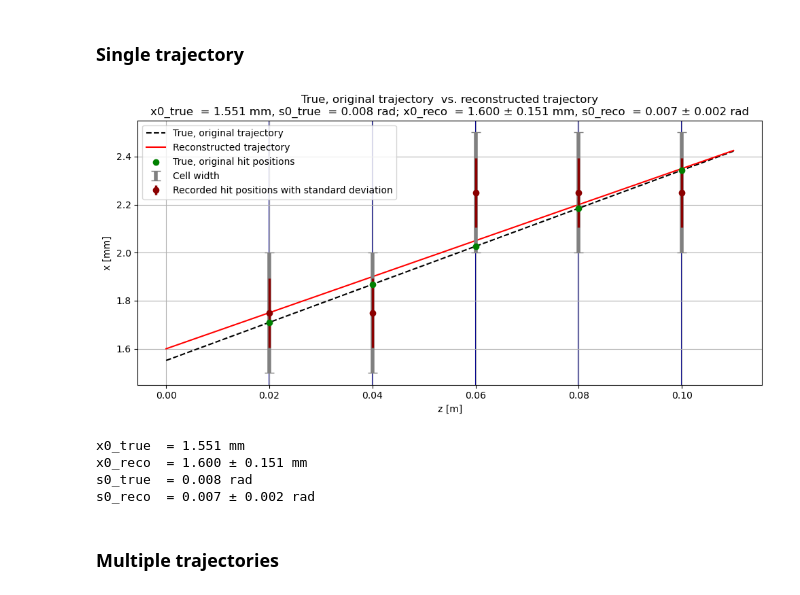
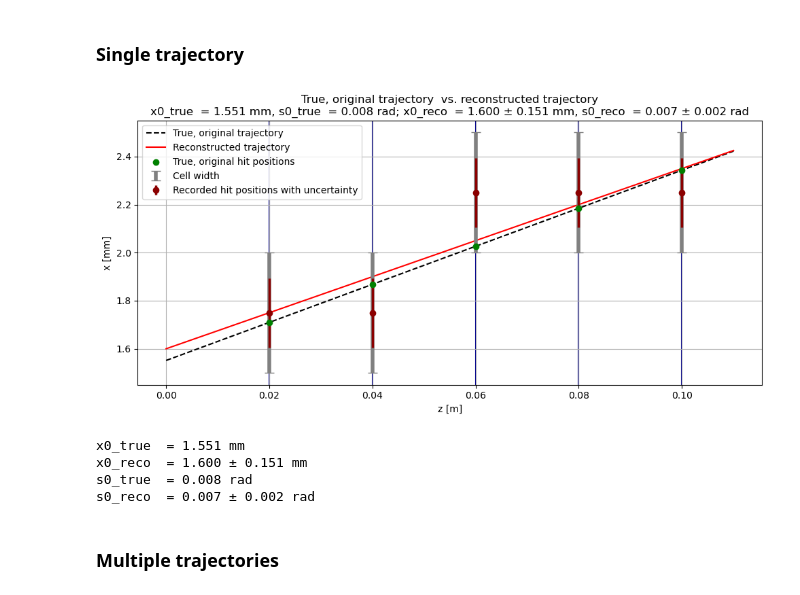
Before and after one commit to manueltuor/DAII, a Jupyter notebook: Momentum_Resolution_full_project_extended.ipynb, the cells around one changed output. Drawn from its saved outputs; the diff is of its cells as text; code cells hidden in the pictures.

```diff
--- a/Momentum_Resolution_full_project_extended.ipynb
+++ b/Momentum_Resolution_full_project_extended.ipynb
@@ -124,35 +124,35 @@ s0_true, s0_reco, std_s0_reco, slope_true, slope_reco, std_slope_reco, x0_true,
 
 # Plotting
 grid = np.linspace(0, z_positions[-1] + delta_z/2, num = 1001)
 true_traj_z = trajectory_fun(grid, x0_true, s0_true)  # Using the angle, because this was how the task was given
 reco_traj_z = trajectory_fun_linear(grid, x0_reco, slope_reco) # Using the slope, because this was how we fitted
 
 plt.figure(figsize=(10,5))
 for z in z_positions:
     plt.axvline(x=z, color="darkblue", linestyle='-', linewidth=1.5, zorder=0) # Detector planes
 # I multiplied everything by thousand such that the y-axis has millimetre values
 plt.plot(grid, 1000*true_traj_z, "k--", label = "True, original trajectory")
 plt.plot(grid, 1000*reco_traj_z, "r-", label = "Reconstructed trajectory")
 plt.scatter(z_positions, 1000*x_positions, color = "g", label = "True, original hit positions", zorder = 3)
 plt.errorbar(z_positions, 1000*cells_hit_middle, yerr = 1000*cell_width/2, fmt='none', color='grey', elinewidth=4, capsize=5, label="Cell width")
-plt.errorbar(z_positions, 1000*cells_hit_middle, yerr = 1000*std_hit, fmt = "o", color = "darkred", linewidth = 2.5, label = "Recorded hit positions with standard deviation")
+plt.errorbar(z_positions, 1000*cells_hit_middle, yerr = 1000*std_hit, fmt = "o", color = "darkred", linewidth = 2.5, label = "Recorded hit positions with uncertainty")
 
 plt.xlabel("z [m]")
 plt.ylabel("x [mm]")
 plt.grid()
 plt.legend()
 plt.title(f"True, original trajectory  vs. reconstructed trajectory\nx0_true  = {x0_true*1000:.3f} mm, s0_true  = {s0_true:.3f} rad; x0_reco  = {x0_reco*1000:.3f} ± {std_x0_reco*1000:.3f} mm, s0_reco  = {s0_reco:.3f} ± {std_s0_reco:.3f} rad")
 plt.tight_layout()
 #plt.savefig("Single_trajectory")
 plt.show()
 
 
 print(f"x0_true  = {x0_true*1000:.3f} mm")
 print(f"x0_reco  = {x0_reco*1000:.3f} ± {std_x0_reco*1000:.3f} mm")
 print(f"s0_true  = {s0_true:.3f} rad")
 print(f"s0_reco  = {s0_reco:.3f} ± {std_s0_reco:.3f} rad")
 # %% [output]
-[figure, old version]
+[figure, new version]
 x0_true  = 1.551 mm
 x0_reco  = 1.600 ± 0.151 mm
 s0_true  = 0.008 rad
```
Also changed, not shown: parts of 2 cells of this notebook.
